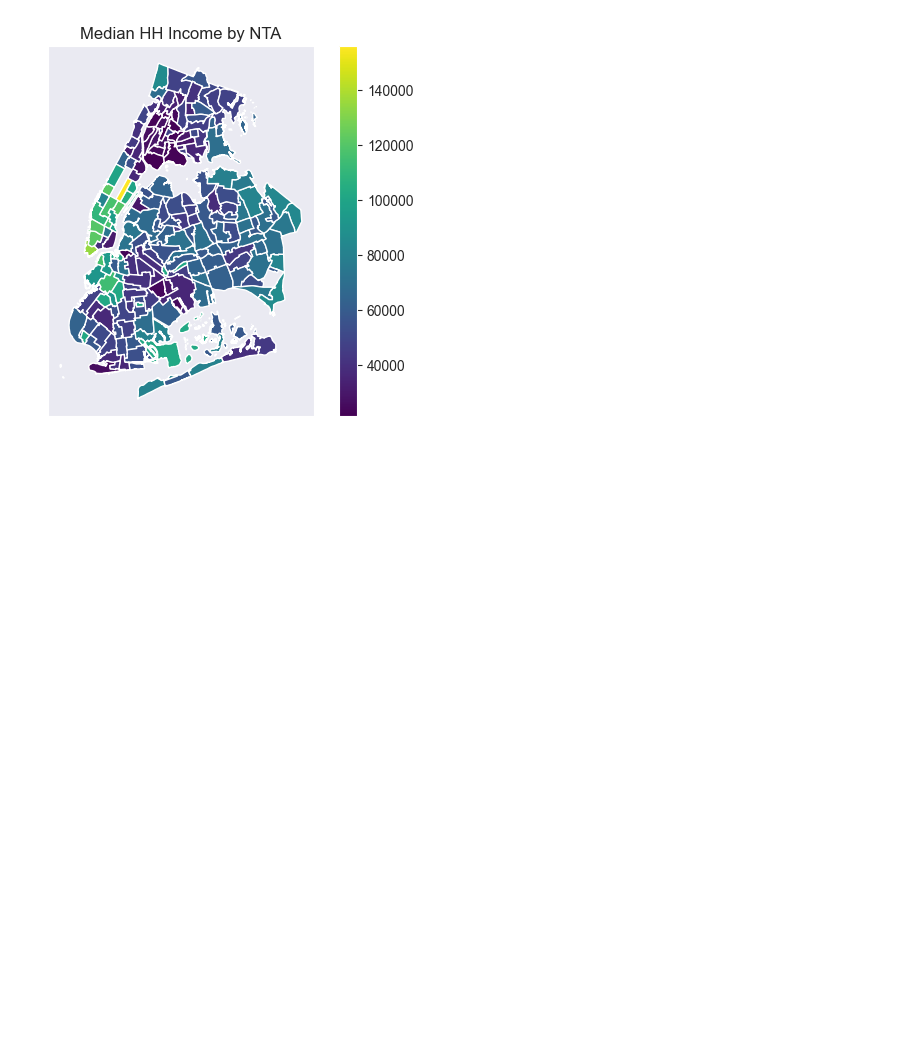
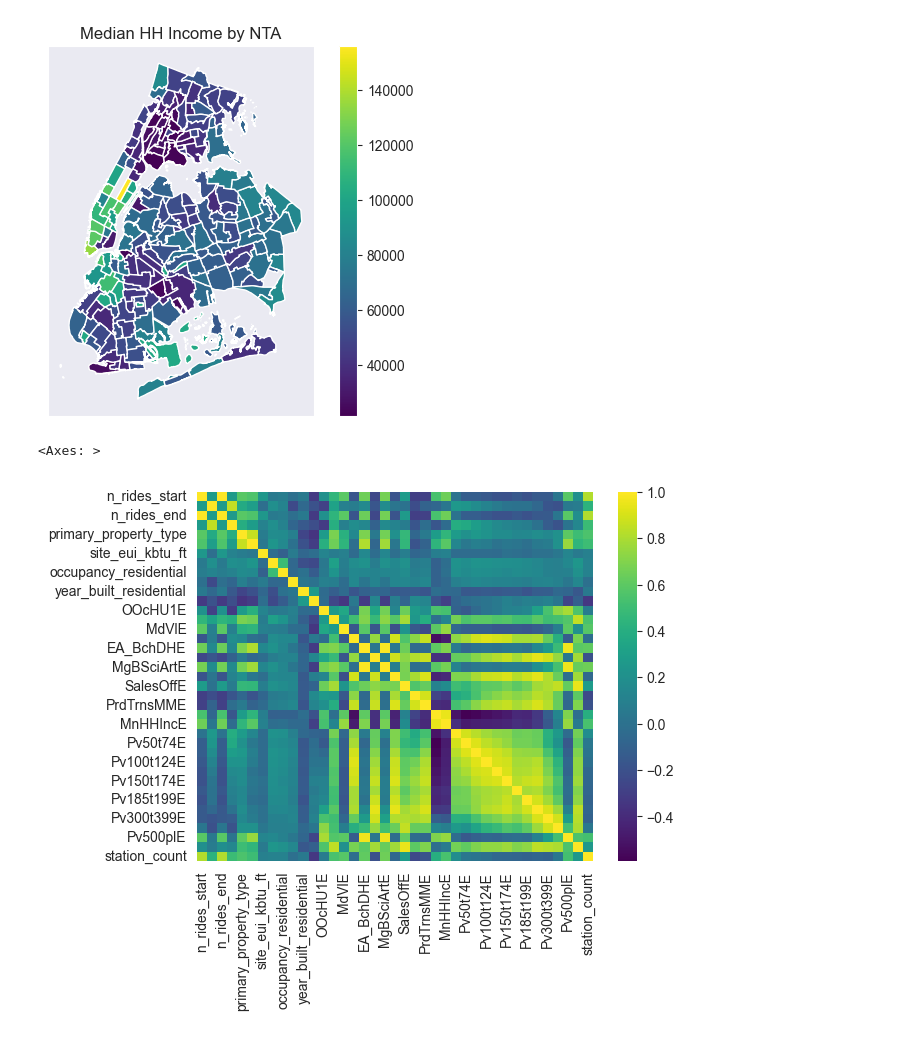
Before and after one commit to nysugfx/lr_final_project, a Jupyter notebook: final_project/viz.ipynb, the cells around one changed output. Cells and saved outputs as stored; diff of their text form; code cells hidden in the pictures; blank space fills up the shorter version.

```diff
--- a/final_project/viz.ipynb
+++ b/final_project/viz.ipynb
@@ -95,3 +92,8 @@ plt.yticks([])
 # %% [output]
 ([], [])
 [figure]
+# %%
+sns.heatmap(df.set_index('NTACode').corr(), cmap='viridis')
+# %% [output]
+<Axes: >
+[figure, added]
```
Also changed, not shown: parts of 4 cells of this notebook, 1 other file.
